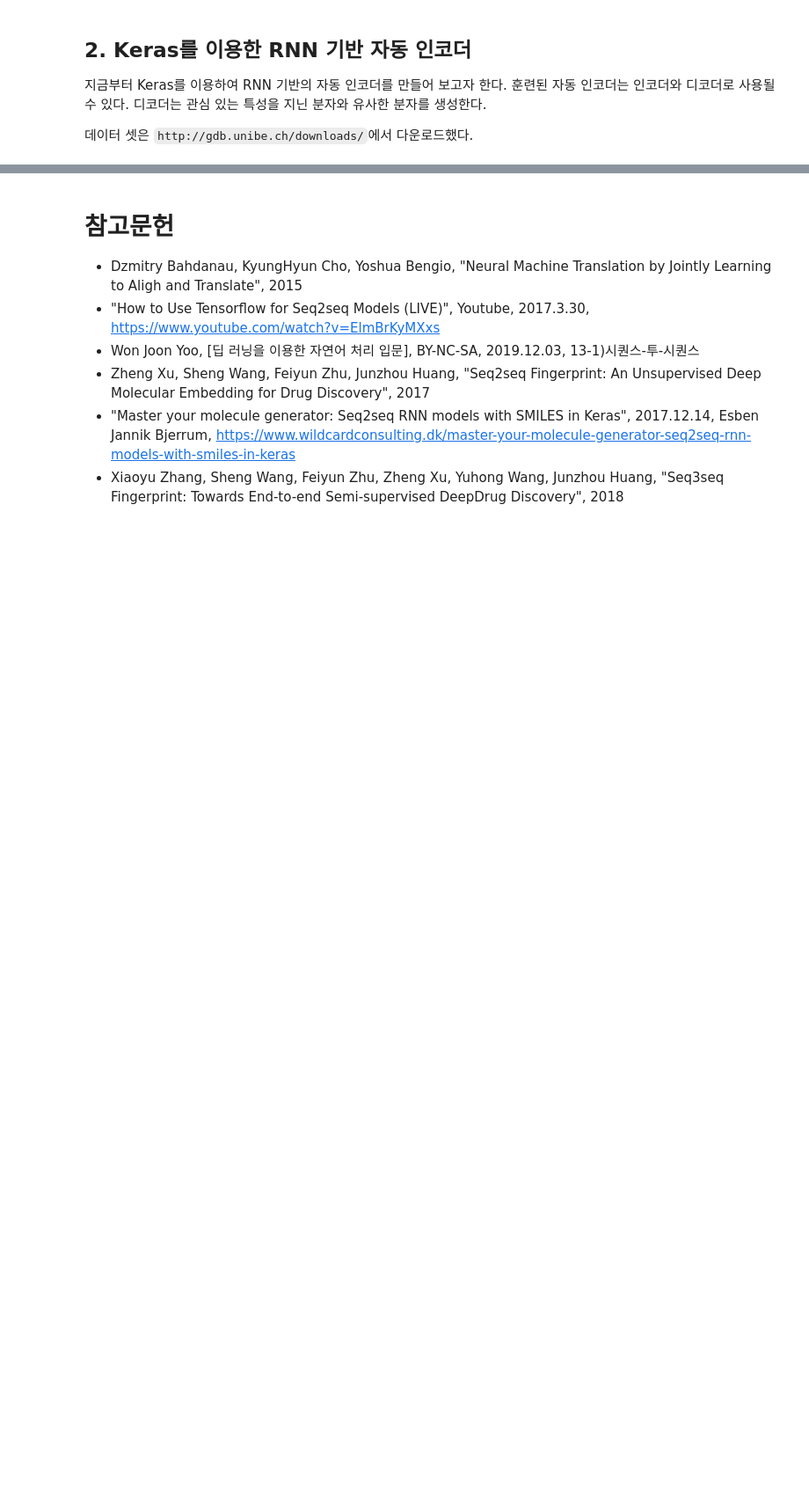
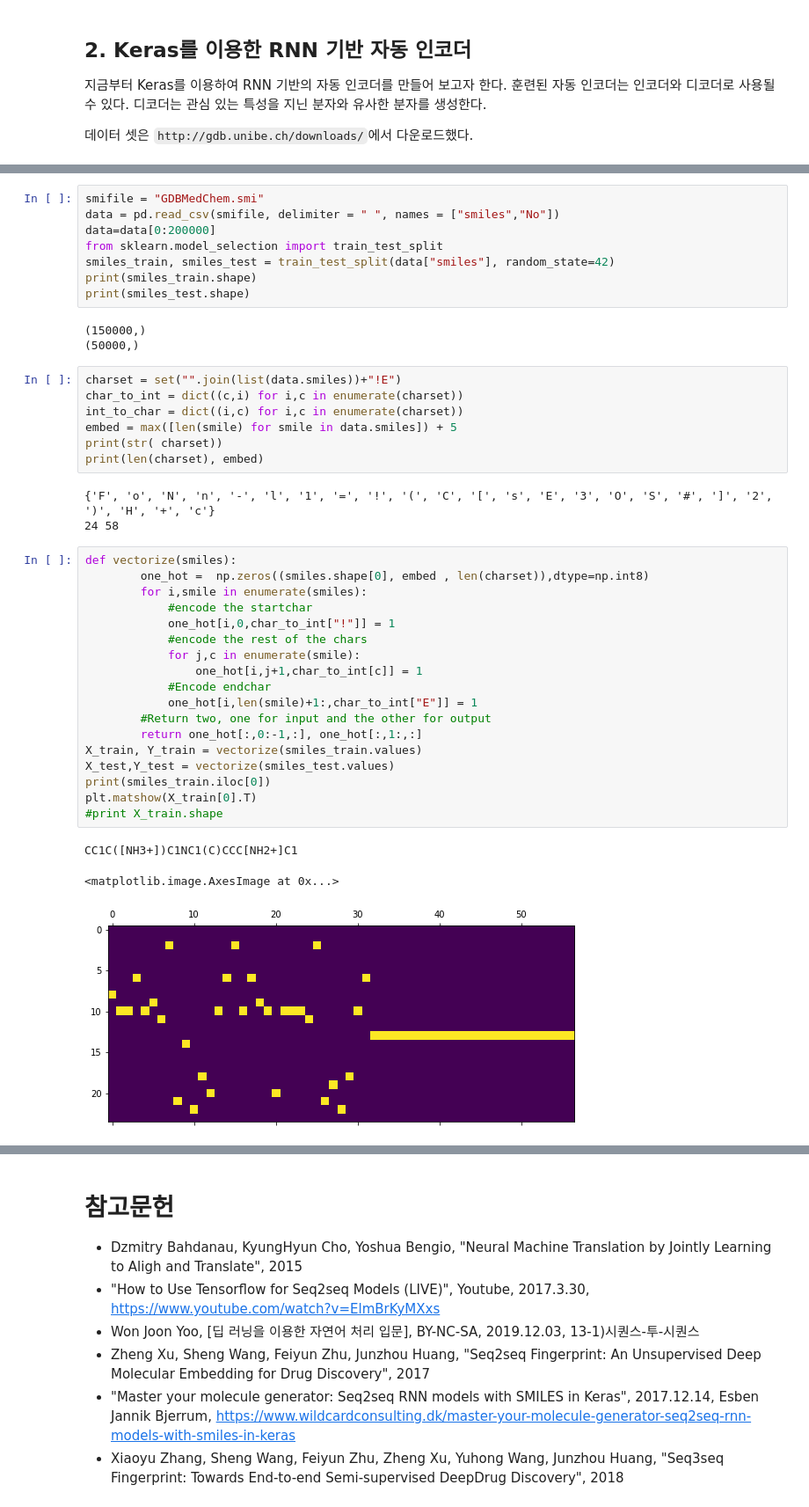
Before and after one commit to leegyuhi/oooooooooooooh, a Jupyter notebook: 공학전산응용_최종보고서.ipynb, the cells around one changed output, grey strips where cells are left out. Shown at 88% size. Cells and saved outputs as stored; diff of their text form; blank space fills up the shorter version.

```diff
--- a/공학전산응용_최종보고서.ipynb
+++ b/공학전산응용_최종보고서.ipynb
@@ -673,0 +697,43 @@ Seq2seq는 훈련 과정과 테스트 과정의 작동 방식이 조금 다릅
+# %%
+smifile = "GDBMedChem.smi"
+data = pd.read_csv(smifile, delimiter = " ", names = ["smiles","No"])
+data=data[0:200000]
+from sklearn.model_selection import train_test_split
+smiles_train, smiles_test = train_test_split(data["smiles"], random_state=42)
+print(smiles_train.shape)
+print(smiles_test.shape)
+# %% [output]
+(150000,)
+(50000,)
+# %%
+charset = set("".join(list(data.smiles))+"!E")
+char_to_int = dict((c,i) for i,c in enumerate(charset))
+int_to_char = dict((i,c) for i,c in enumerate(charset))
+embed = max([len(smile) for smile in data.smiles]) + 5
+print(str( charset))
+print(len(charset), embed)
+# %% [output]
+{'F', 'o', 'N', 'n', '-', 'l', '1', '=', '!', '(', 'C', '[', 's', 'E', '3', 'O', 'S', '#', ']', '2', ')', 'H', '+', 'c'}
+24 58
+# %%
+def vectorize(smiles):
+        one_hot =  np.zeros((smiles.shape[0], embed , len(charset)),dtype=np.int8)
+        for i,smile in enumerate(smiles):
+            #encode the startchar
+            one_hot[i,0,char_to_int["!"]] = 1
+            #encode the rest of the chars
+            for j,c in enumerate(smile):
+                one_hot[i,j+1,char_to_int[c]] = 1
+            #Encode endchar
+            one_hot[i,len(smile)+1:,char_to_int["E"]] = 1
+        #Return two, one for input and the other for output
+        return one_hot[:,0:-1,:], one_hot[:,1:,:]
+X_train, Y_train = vectorize(smiles_train.values)
+X_test,Y_test = vectorize(smiles_test.values)
+print(smiles_train.iloc[0])
+plt.matshow(X_train[0].T)
+#print X_train.shape
+# %% [output]
+CC1C([NH3+])C1NC1(C)CCC[NH2+]C1
+<matplotlib.image.AxesImage at 0x...>
+[figure, added]
```
Also changed, not shown: parts of 27 cells of this notebook.
